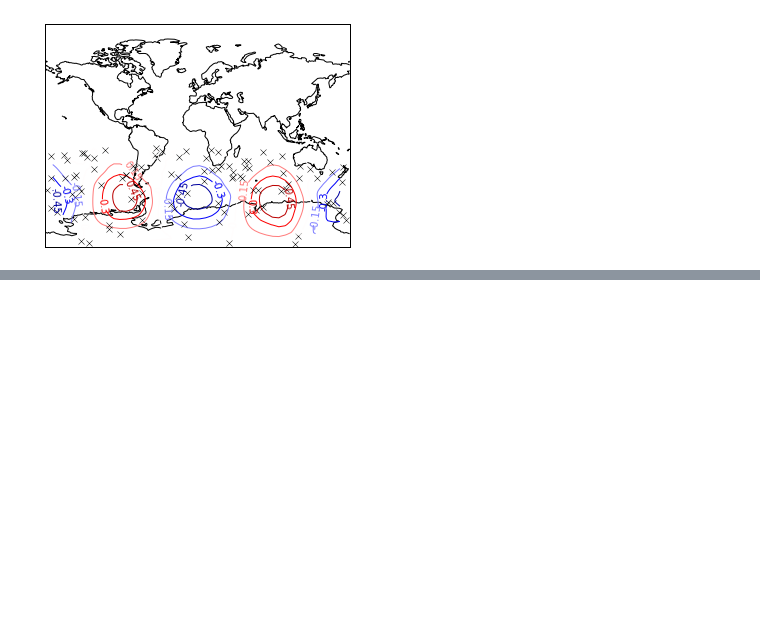
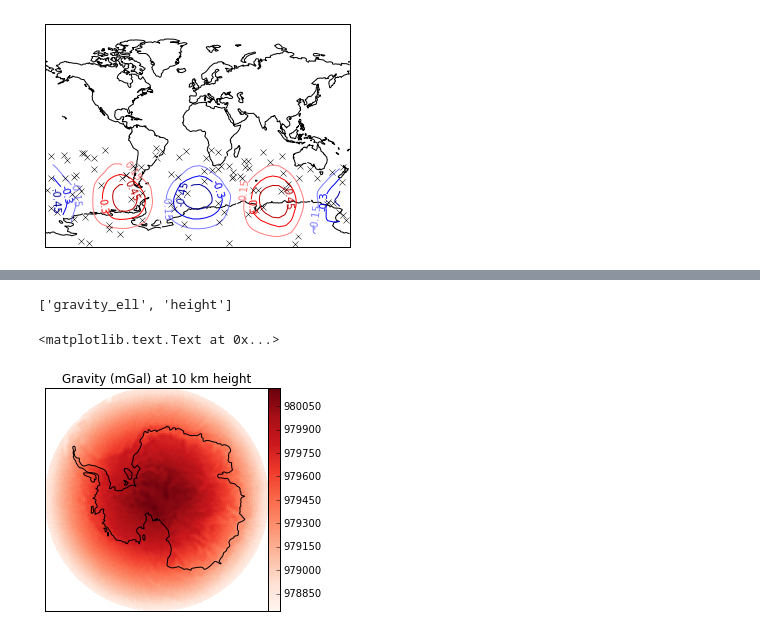
Before and after one commit to fatiando/prototypes, a Jupyter notebook: grid-class.ipynb, the cells around one changed output, grey strips where cells are left out. Cells and saved outputs as stored; diff of their text form; code cells hidden in the pictures; blank space fills up the shorter version.

```diff
--- a/grid-class.ipynb
+++ b/grid-class.ipynb
@@ -367,0 +502,3 @@ mpl.gca().set_global()
+# %%
+g = Grid.load('go_cons_gcf_2_tim_r5-antartica.gdf')
+print(g.metadata)
@@ -367,0 +523,13 @@ mpl.gca().set_global()
+# %%
+g.get_attributes()
+# %% [output]
+['gravity_ell', 'height']
+# %%
+proj = g.set_projection(crs.Geodetic()).reproject(crs.SouthPolarStereo())
+# %%
+proj.pcolor(proj.gravity_ell)
+mpl.gca().coastlines()
+mpl.title('Gravity (mGal) at {:g} km height'.format(0.001*g.height[0]))
+# %% [output]
+<matplotlib.text.Text at 0x...>
+[figure, added]
```
Also changed, not shown: parts of 22 cells of this notebook, 2 other files.
